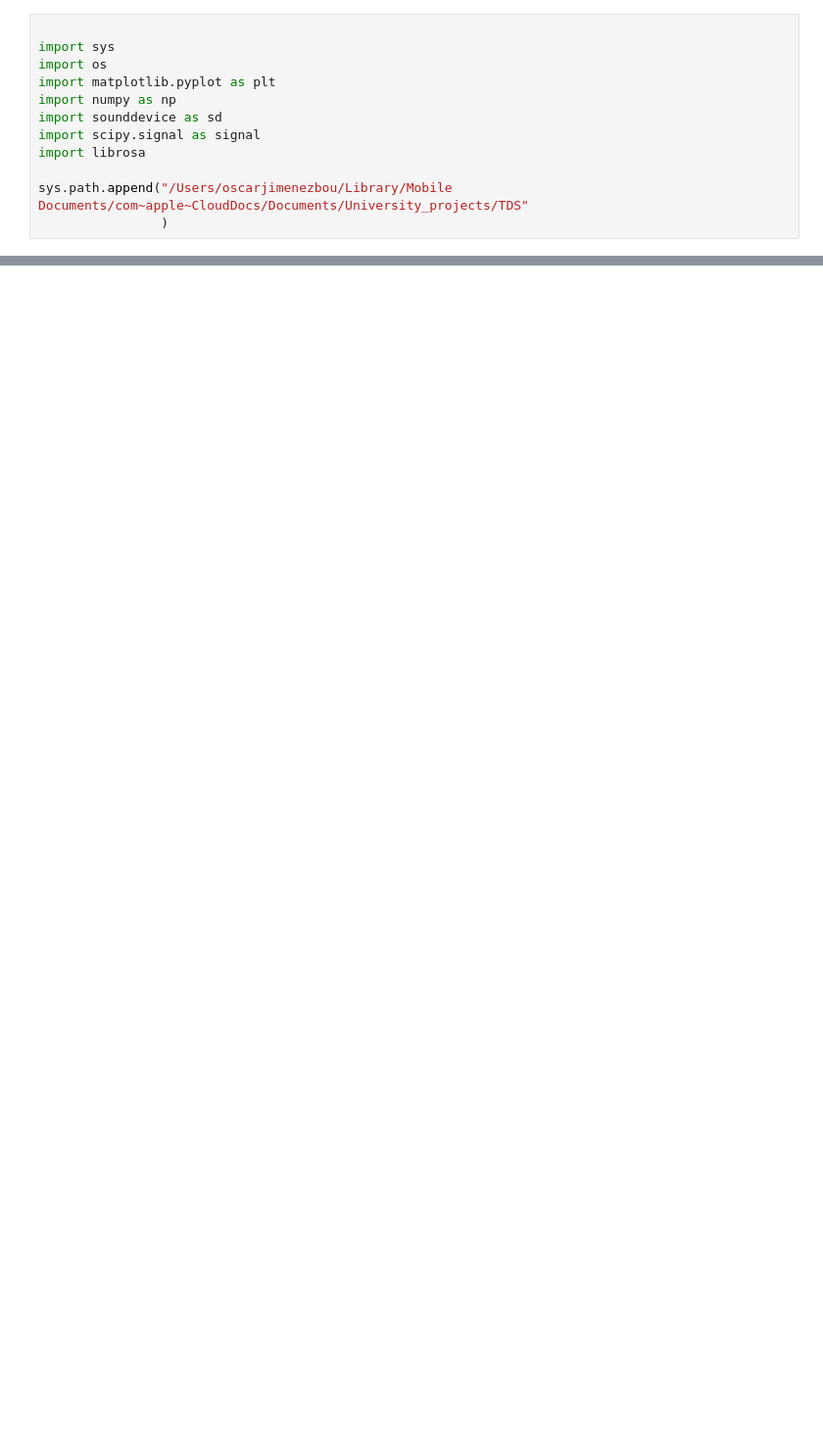
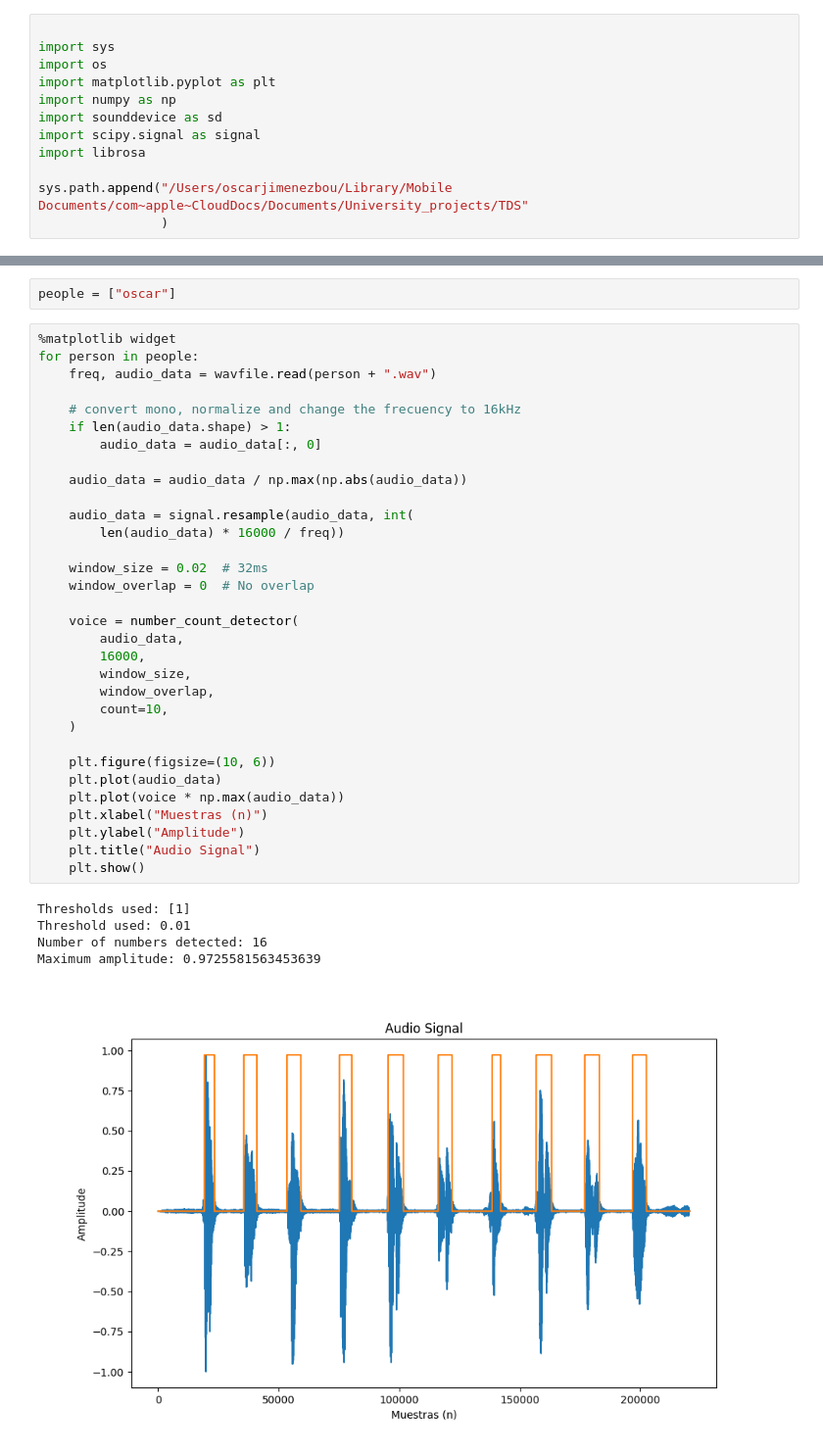
Before and after one commit to oscarjibou/University_projects, a Jupyter notebook: TDS/P4/src.ipynb, the cells around one changed output, grey strips where cells are left out. Shown at 98% size. Cells and saved outputs as stored; diff of their text form; blank space fills up the shorter version.

Commit message:
con un audio funciona y sin converter m4p a wav

```diff
--- a/TDS/P4/src.ipynb
+++ b/TDS/P4/src.ipynb
@@ -93,0 +16,40 @@ NameError: name 'convert_m4p_to_wav' is not defined
+# %%
+people = ["oscar"]
+# %%
+%matplotlib widget
+for person in people:
+    freq, audio_data = wavfile.read(person + ".wav")
+
+    # convert mono, normalize and change the frecuency to 16kHz
+    if len(audio_data.shape) > 1:
+        audio_data = audio_data[:, 0]
+
+    audio_data = audio_data / np.max(np.abs(audio_data))
+
+    audio_data = signal.resample(audio_data, int(
+        len(audio_data) * 16000 / freq))
+
+    window_size = 0.02  # 32ms
+    window_overlap = 0  # No overlap
+
+    voice = number_count_detector(
+        audio_data,
+        16000,
+        window_size,
+        window_overlap,
+        count=10,
+    )
+
+    plt.figure(figsize=(10, 6))
+    plt.plot(audio_data)
+    plt.plot(voice * np.max(audio_data))
+    plt.xlabel("Muestras (n)")
+    plt.ylabel("Amplitude")
+    plt.title("Audio Signal")
+    plt.show()
+# %% [output]
+Thresholds used: [1]
+Threshold used: 0.01
+Number of numbers detected: 16
+Maximum amplitude: 0.9725581563453639
+[figure, added]
```
Also changed, not shown: parts of 3 cells of this notebook, 2 other files.
